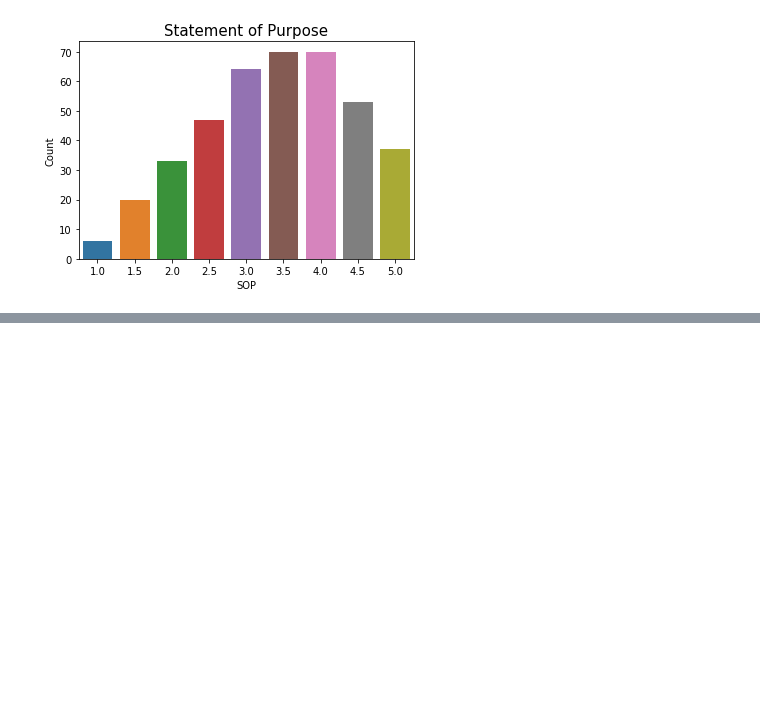
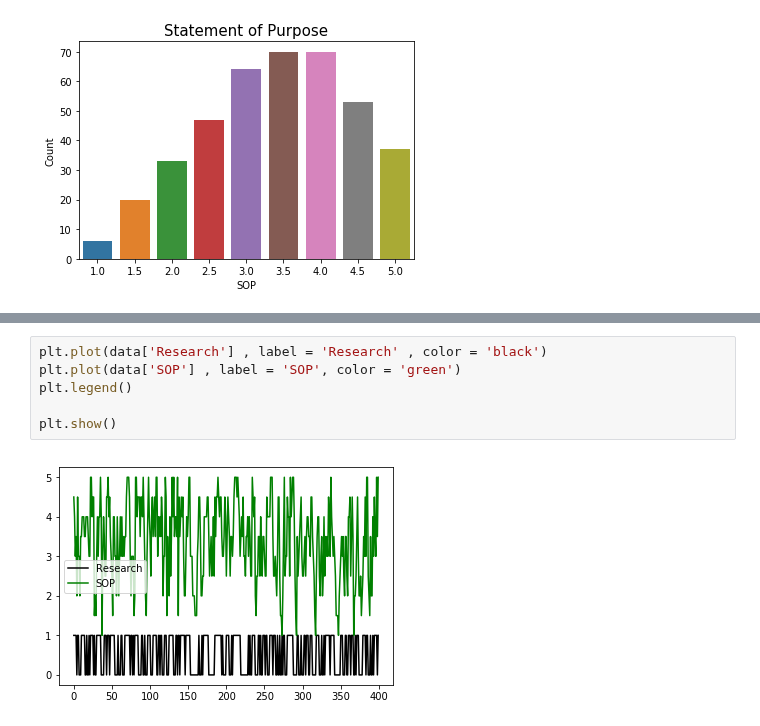
Before and after one commit to SANYAM1996/scatter-plotter, a Jupyter notebook: Graduate_admission.ipynb, the cells around one changed output, grey strips where cells are left out. Saved outputs shown, nothing was run; the diff lists cells and outputs as text; blank space fills up the shorter version.

```diff
--- a/Graduate_admission.ipynb
+++ b/Graduate_admission.ipynb
@@ -187,0 +237,8 @@ plt.show()
+# %%
+plt.plot(data['Research'] , label = 'Research' , color = 'black')
+plt.plot(data['SOP'] , label = 'SOP', color = 'green')
+plt.legend()
+
+plt.show()
+# %% [output]
+[figure, added]
```
Also changed, not shown: parts of 12 cells of this notebook.
